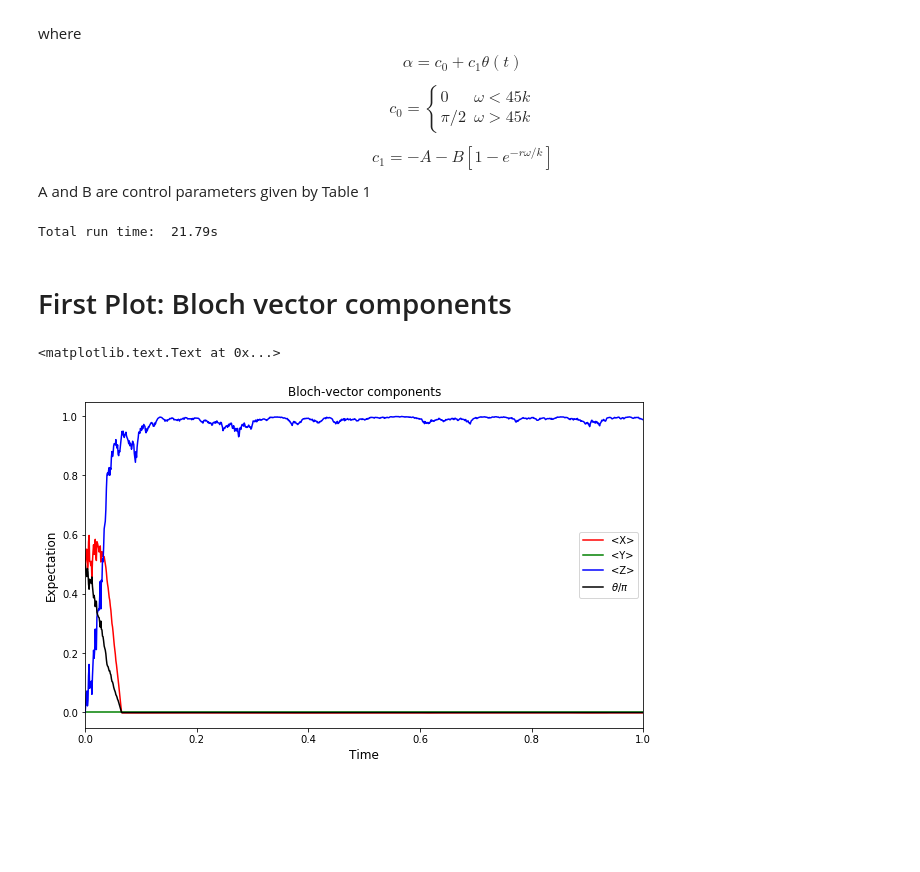
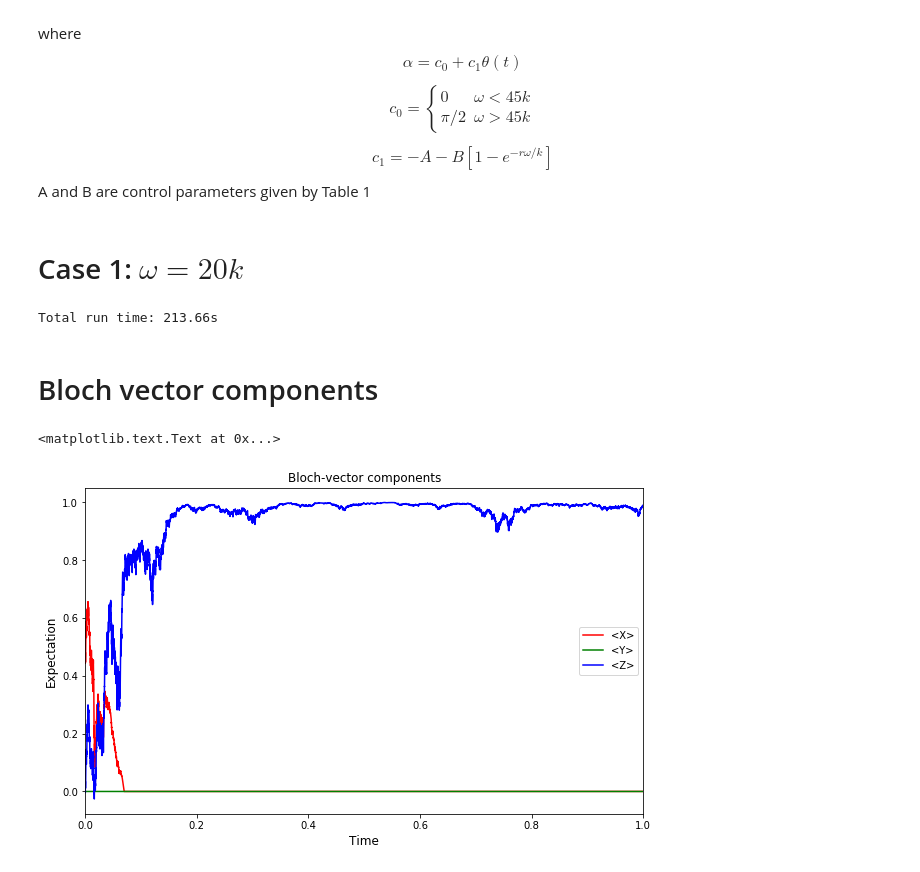
Before and after one commit to thiennm/ASCC, a Jupyter notebook: Reproduce - NJP 16 (2014) 093059 (Balouchi & Jacobs).ipynb, the cells around one changed output. Cells and saved outputs as stored; diff of their text form; code cells hidden in the pictures; blank space fills up the shorter version.

```diff
--- a/Reproduce - NJP 16 (2014) 093059 (Balouchi & Jacobs).ipynb
+++ b/Reproduce - NJP 16 (2014) 093059 (Balouchi & Jacobs).ipynb
@@ -40,13 +40,15 @@ $$c_0 = \begin{cases}
 
 $$c_1 = -A -B\left[ 1- e^{-r\omega/k}\right]$$
 A and B are control parameters given by Table 1
+# %% [markdown]
+# Case 1: $\omega = 20k$
 # %%
 # Parameters
 k = 1.0 # normalization
 gamma = 0.1 #thermal noise
 
 # Simulation time
-tlist = np.linspace(0,1,1001)
+tlist = np.linspace(0,1,10001)
 
 # qubit Pauli operators
 sm1 = sigmam()
@@ -149,29 +151,28 @@ result = smesolve(H, psi0, tlist, c_ops, sc_ops, e_ops, ntraj=ntraj, nsubsteps=n
 #fixing the noise, using the noise from previous run
 #result = smesolve(H, psi0, tlist, c_ops, sc_ops, e_ops, ntraj=ntraj, nsubsteps=nsubsteps,d1=d1_rho_func, d2=d2_rho_func, distribution='normal', m_ops=m_ops, dW_factors=[sqrt(1/kappa)],store_measurement=True, noise=result.noise)
 # %% [output]
-Total run time:  21.79s
+Total run time: 213.66s
 # %% [markdown]
-# First Plot: Bloch vector components
+# Bloch vector components
 # %%
 #Plotting the results
 fig, axes = plt.subplots(1,1, figsize=(10,6))
 
 # Plot 1: expectation Bloch vector
 n_1 = result.expect[0]
 n_2 = result.expect[1]
 n_3 = result.expect[2]
 thetaR = np.zeros(n_1.size)
 for i in range(0, n_1.size):
     thetaR[i] = math.atan(n_1[i]/(n_3[i] + 1e-12))/(math.pi)
 axes.plot(tlist, n_1,'r',label="<X>")
 axes.plot(tlist, n_2,'g',label="<Y>")
 axes.plot(tlist, n_3,'b',label="<Z>")
-axes.plot(tlist, thetaR,'k',label=r'$\theta/\pi$')
 axes.legend(loc=0)
 axes.set_xlim([tlist[0], tlist[tlist.size - 1]])
 axes.set_xlabel('Time', fontsize=12)
 axes.set_ylabel('Expectation', fontsize=12)
 axes.set_title('Bloch-vector components', fontsize=12)
 # %% [output]
 <matplotlib.text.Text at 0x...>
-[figure, old version]
+[figure, new version]
```
Also changed, not shown: parts of 12 cells of this notebook.
